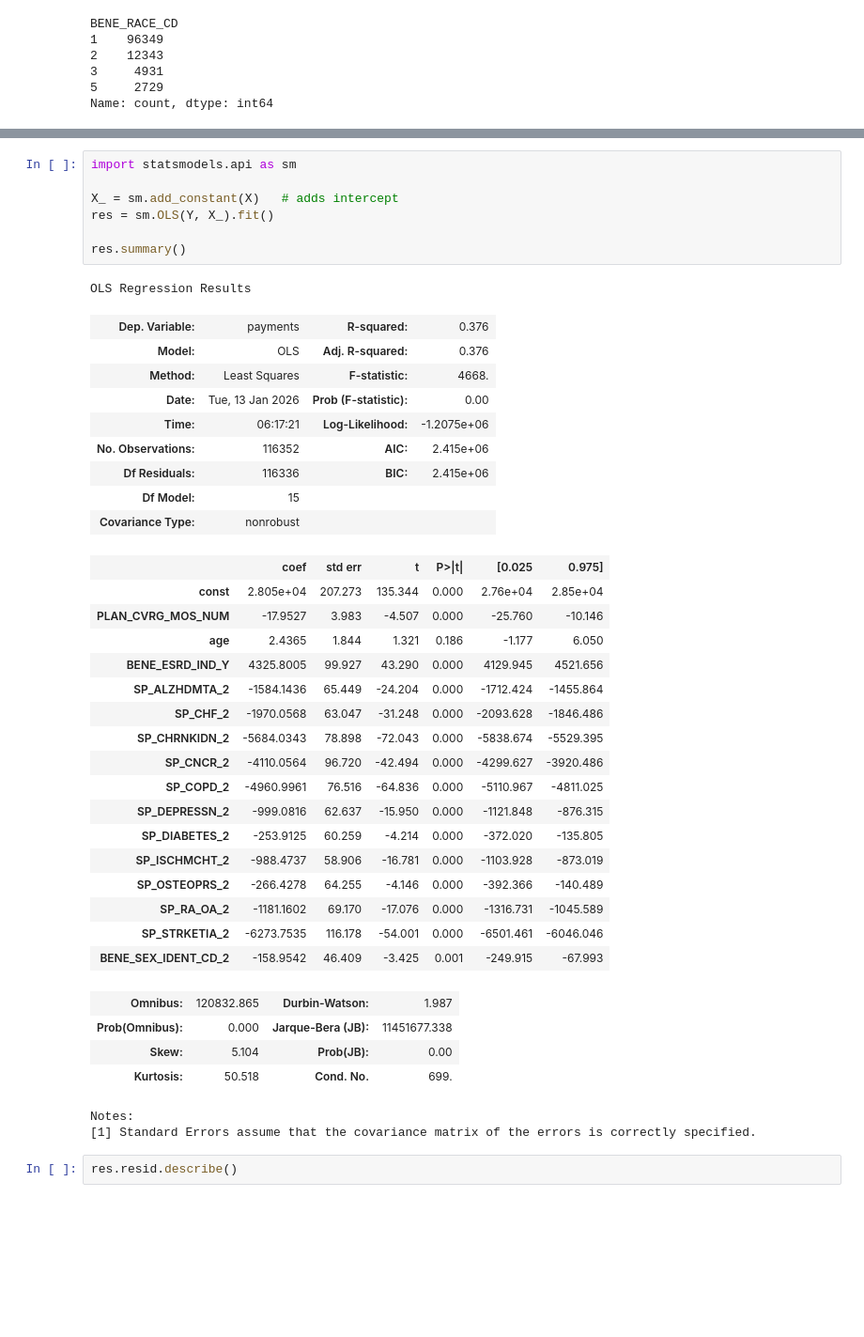
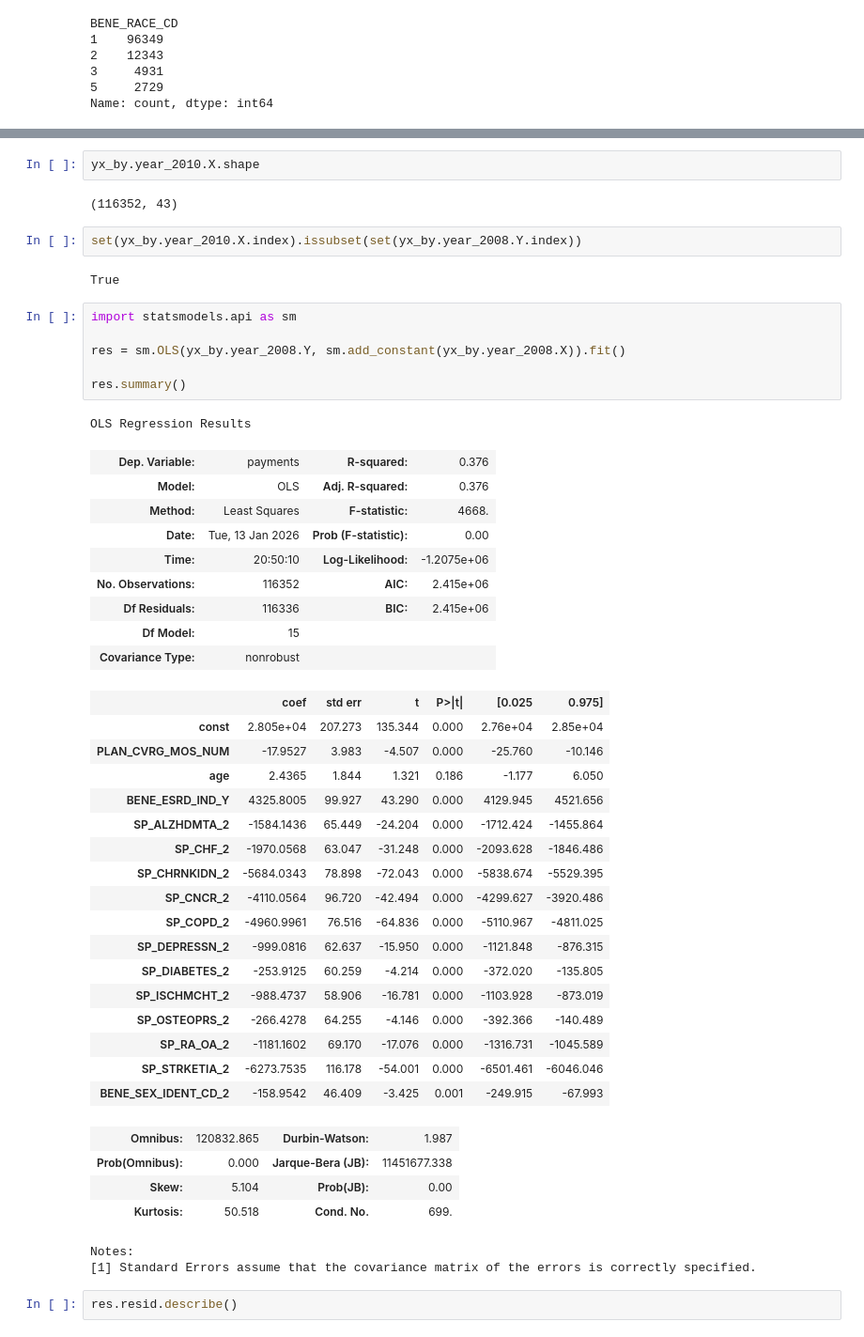
Before and after one commit to sylvaingchassang/generous_dynamic_contracting, a Jupyter notebook: gdc/cms/notebooks/cms_overview.ipynb, the cells around one changed output, grey strips where cells are left out. Shown at 94% size. Saved outputs shown, nothing was run; the diff lists cells and outputs as text; blank space fills up the shorter version.

```diff
--- a/gdc/cms/notebooks/cms_overview.ipynb
+++ b/gdc/cms/notebooks/cms_overview.ipynb
@@ -206,17 +251,24 @@ CB.cc_cancer
+# %%
+yx_by.year_2010.X.shape
+# %% [output]
+(116352, 43)
+# %%
+set(yx_by.year_2010.X.index).issubset(set(yx_by.year_2008.Y.index))
+# %% [output]
+True
 # %%
 import statsmodels.api as sm
 
-X_ = sm.add_constant(X)   # adds intercept
-res = sm.OLS(Y, X_).fit()
+res = sm.OLS(yx_by.year_2008.Y, sm.add_constant(yx_by.year_2008.X)).fit()
 
 res.summary()
 # %% [output]
 OLS Regression Results
 | Dep. Variable: | payments | R-squared: | 0.376 |
 | Model: | OLS | Adj. R-squared: | 0.376 |
 | Method: | Least Squares | F-statistic: | 4668. |
 | Date: | Tue, 13 Jan 2026 | Prob (F-statistic): | 0.00 |
-| Time: | 06:17:21 | Log-Likelihood: | -1.2075e+06 |
+| Time: | 20:50:10 | Log-Likelihood: | -1.2075e+06 |
 | No. Observations: | 116352 | AIC: | 2.415e+06 |
 | Df Residuals: | 116336 | BIC: | 2.415e+06 |
 | Df Model: | 15 |  |  |
```
Also changed, not shown: parts of 15 cells of this notebook, 1 other file.
